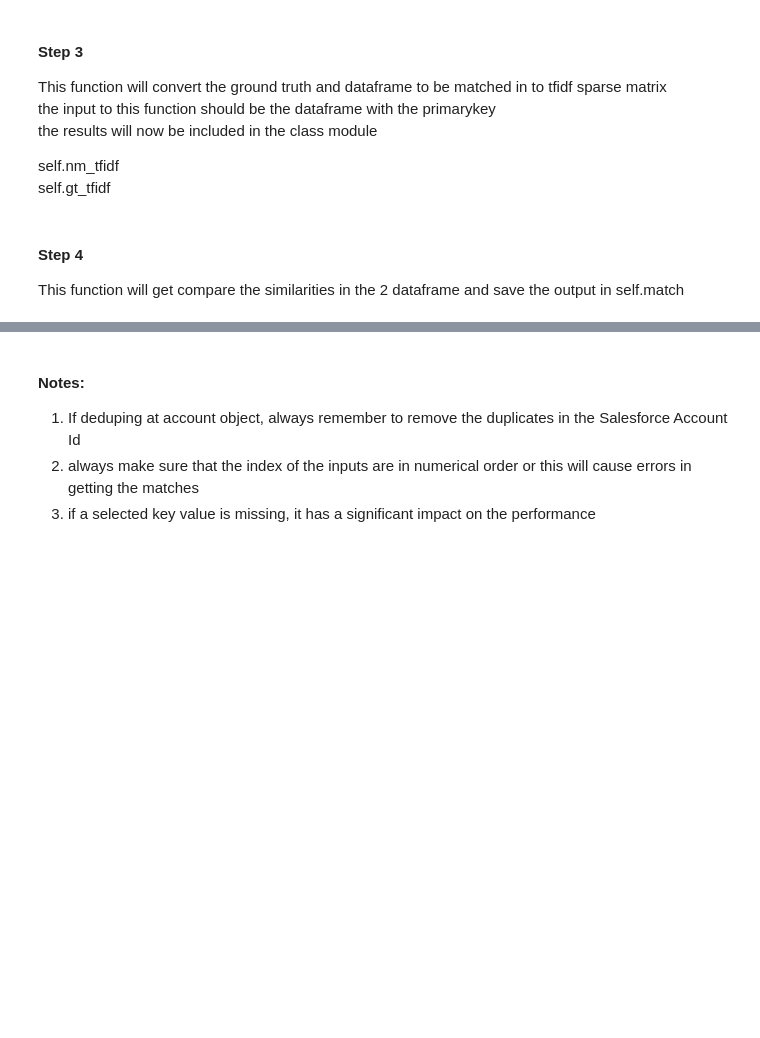
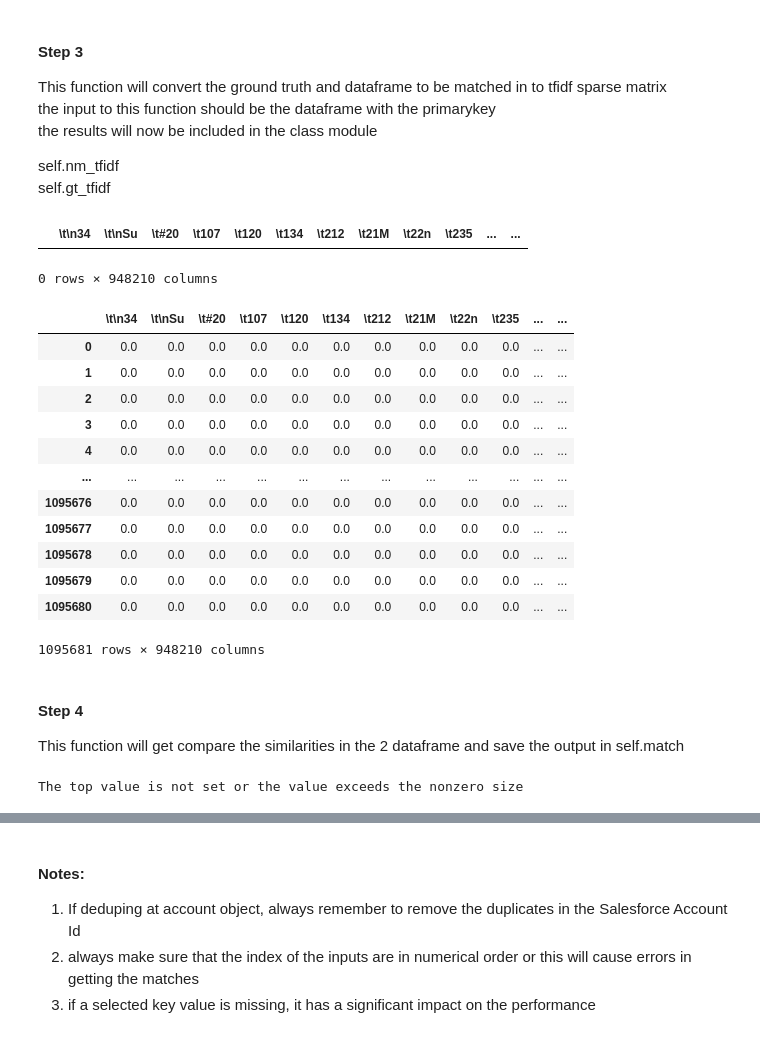
Before and after one commit to rapiinel/CosineSimilarityDeduping, a Jupyter notebook: How_to_use_notebook.ipynb, the cells around one changed output, grey strips where cells are left out. Drawn from its saved outputs; the diff is of its cells as text; code cells hidden in the pictures; blank space fills up the shorter version.

```diff
--- a/How_to_use_notebook.ipynb
+++ b/How_to_use_notebook.ipynb
@@ -37,6 +57,6 @@ Note:
 1. the footer on the ground truth file should always be dropped
 # %%
 # initializing the module
-deduping = deduping_class(gt)
+deduping = deduping_class(gt, 'account')
 # %%
 deduping.ground_truth.head()
@@ -58,5 +110,5 @@ deduping.key_selector('First Name', 'Last Name', 'Phone', data= nm)
 # %%
-deduping.nm['state'] = deduping.nm.apply(lambda x: deduping.state_abbrev(x['state']), axis= 1)
+# deduping.nm['State 1'] = deduping.nm.apply(lambda x: deduping.state_abbrev(x['State 1']), axis= 1)
 # %% [markdown]
 #### Optional Step
 We can set an optional paramater called ngrams, this means the number of combination the txt will be divided. \
@@ -73,10 +125,33 @@ self.nm_tfidf\
 self.gt_tfidf
 # %%
 deduping.vectorizer()
+# %%
+deduping.nm_tfidf_df[deduping.nm_tfidf_df['\t120'] == 1]
+# %% [output]
+|  | \t\n34 | \t\nSu | \t#20 | \t107 | \t120 | \t134 | \t212 | \t21M | \t22n | \t235 | ... | ... |
+0 rows × 948210 columns
+# %%
+deduping.gt_tfidf_df
+# %% [output]
+|  | \t\n34 | \t\nSu | \t#20 | \t107 | \t120 | \t134 | \t212 | \t21M | \t22n | \t235 | ... | ... |
+| 0 | 0.0 | 0.0 | 0.0 | 0.0 | 0.0 | 0.0 | 0.0 | 0.0 | 0.0 | 0.0 | ... | ... |
+| 1 | 0.0 | 0.0 | 0.0 | 0.0 | 0.0 | 0.0 | 0.0 | 0.0 | 0.0 | 0.0 | ... | ... |
+| 2 | 0.0 | 0.0 | 0.0 | 0.0 | 0.0 | 0.0 | 0.0 | 0.0 | 0.0 | 0.0 | ... | ... |
+| 3 | 0.0 | 0.0 | 0.0 | 0.0 | 0.0 | 0.0 | 0.0 | 0.0 | 0.0 | 0.0 | ... | ... |
+| 4 | 0.0 | 0.0 | 0.0 | 0.0 | 0.0 | 0.0 | 0.0 | 0.0 | 0.0 | 0.0 | ... | ... |
+| ... | ... | ... | ... | ... | ... | ... | ... | ... | ... | ... | ... | ... |
+| 1095676 | 0.0 | 0.0 | 0.0 | 0.0 | 0.0 | 0.0 | 0.0 | 0.0 | 0.0 | 0.0 | ... | ... |
+| 1095677 | 0.0 | 0.0 | 0.0 | 0.0 | 0.0 | 0.0 | 0.0 | 0.0 | 0.0 | 0.0 | ... | ... |
+| 1095678 | 0.0 | 0.0 | 0.0 | 0.0 | 0.0 | 0.0 | 0.0 | 0.0 | 0.0 | 0.0 | ... | ... |
+| 1095679 | 0.0 | 0.0 | 0.0 | 0.0 | 0.0 | 0.0 | 0.0 | 0.0 | 0.0 | 0.0 | ... | ... |
+| 1095680 | 0.0 | 0.0 | 0.0 | 0.0 | 0.0 | 0.0 | 0.0 | 0.0 | 0.0 | 0.0 | ... | ... |
+1095681 rows × 948210 columns
 # %% [markdown]
 #### Step 4
 This function will get compare the similarities in the 2 dataframe and save the output in self.match
 # %%
-deduping.get_match(2000)
+deduping.get_match(1000000)
+# %% [output]
+The top value is not set or the value exceeds the nonzero size
 # %%
 deduping.matched
```
Also changed, not shown: parts of 23 cells of this notebook, 1 other file.
